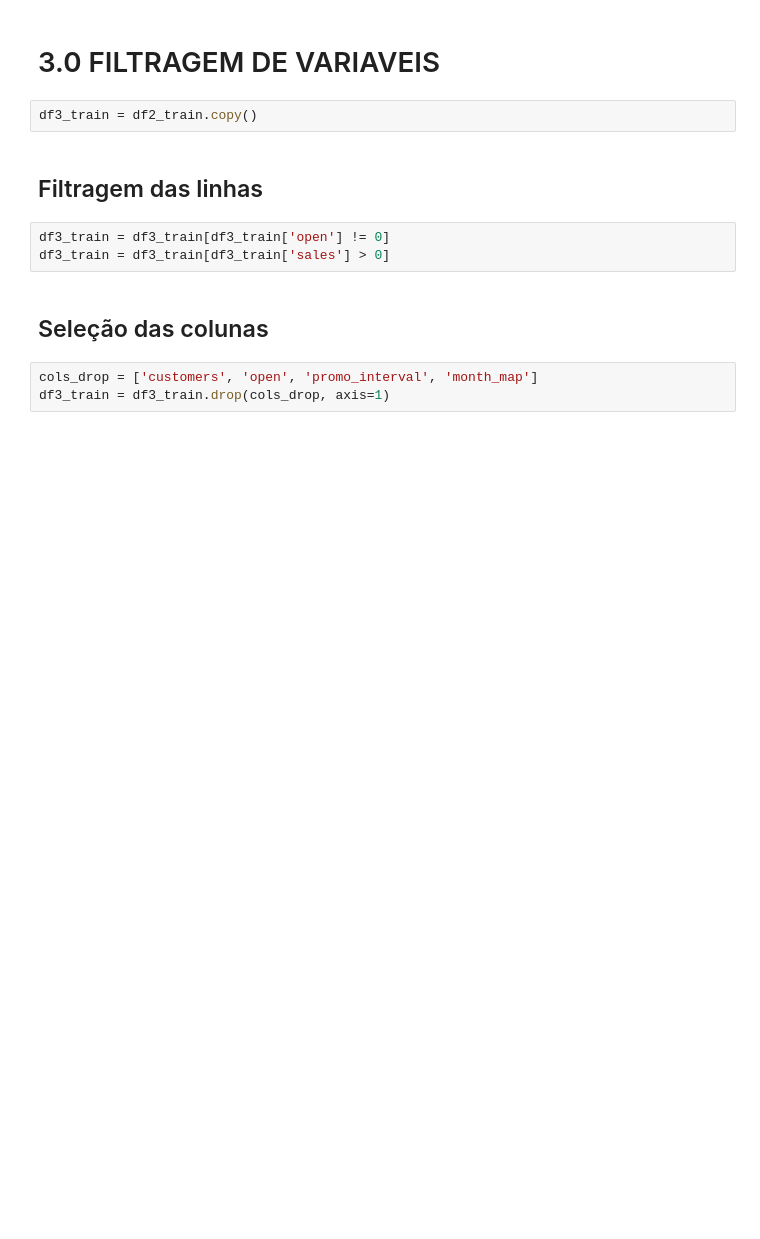
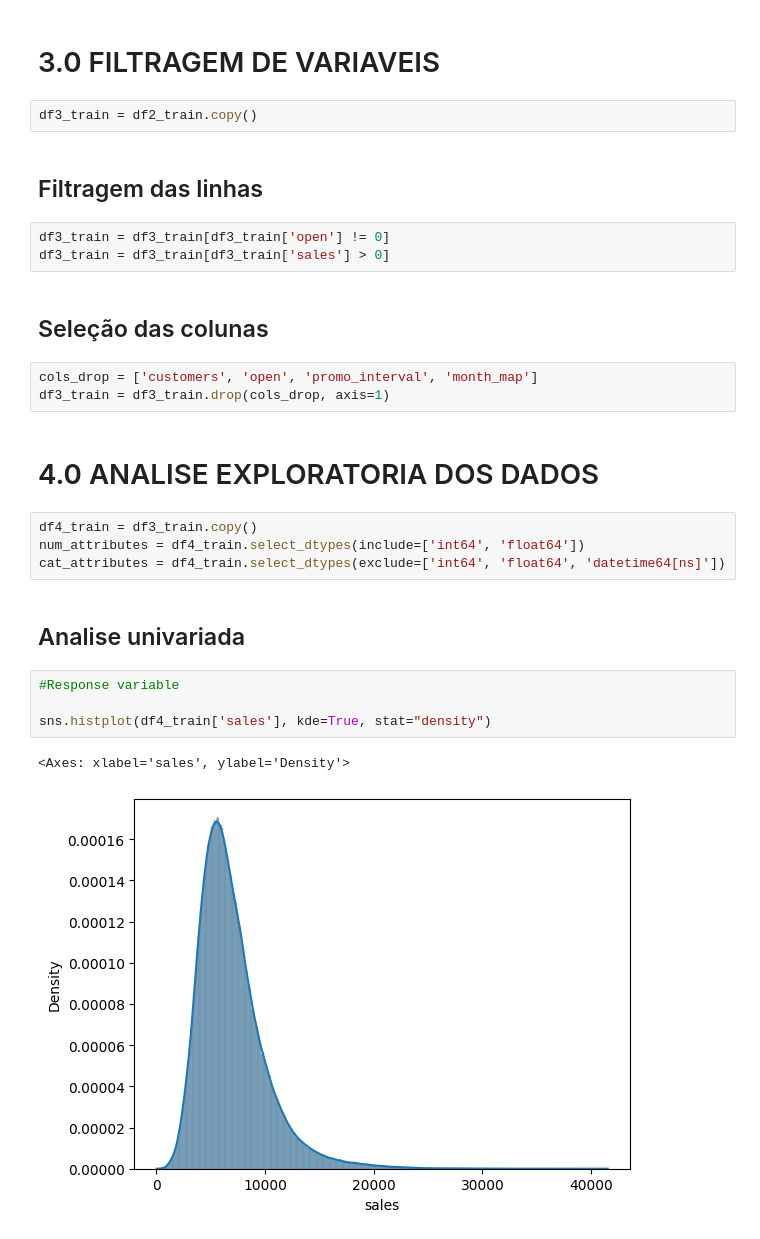
Before and after one commit to MayconRochaaa/rossmann_project, a Jupyter notebook: store_sales_prediction.ipynb, the cells around one changed output. Saved outputs shown, nothing was run; the diff lists cells and outputs as text; blank space fills up the shorter version.

Commit message:
Analise univariada concluida

```diff
--- a/store_sales_prediction.ipynb
+++ b/store_sales_prediction.ipynb
@@ -353,3 +353,18 @@ df3_train = df3_train[df3_train['sales'] > 0]
 # %%
 cols_drop = ['customers', 'open', 'promo_interval', 'month_map']
 df3_train = df3_train.drop(cols_drop, axis=1)
+# %% [markdown]
+# 4.0 ANALISE EXPLORATORIA DOS DADOS
+# %%
+df4_train = df3_train.copy()
+num_attributes = df4_train.select_dtypes(include=['int64', 'float64'])
+cat_attributes = df4_train.select_dtypes(exclude=['int64', 'float64', 'datetime64[ns]'])
+# %% [markdown]
+## Analise univariada
+# %%
+#Response variable
+
+sns.histplot(df4_train['sales'], kde=True, stat="density")
+# %% [output]
+<Axes: xlabel='sales', ylabel='Density'>
+[figure, added]
```
Also changed, not shown: parts of 3 cells of this notebook.
